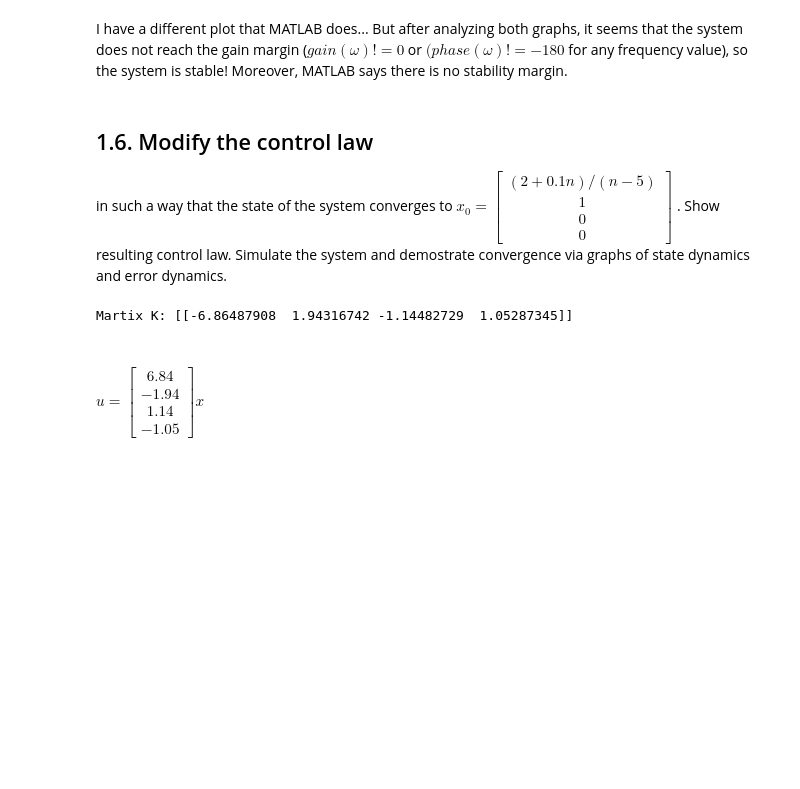
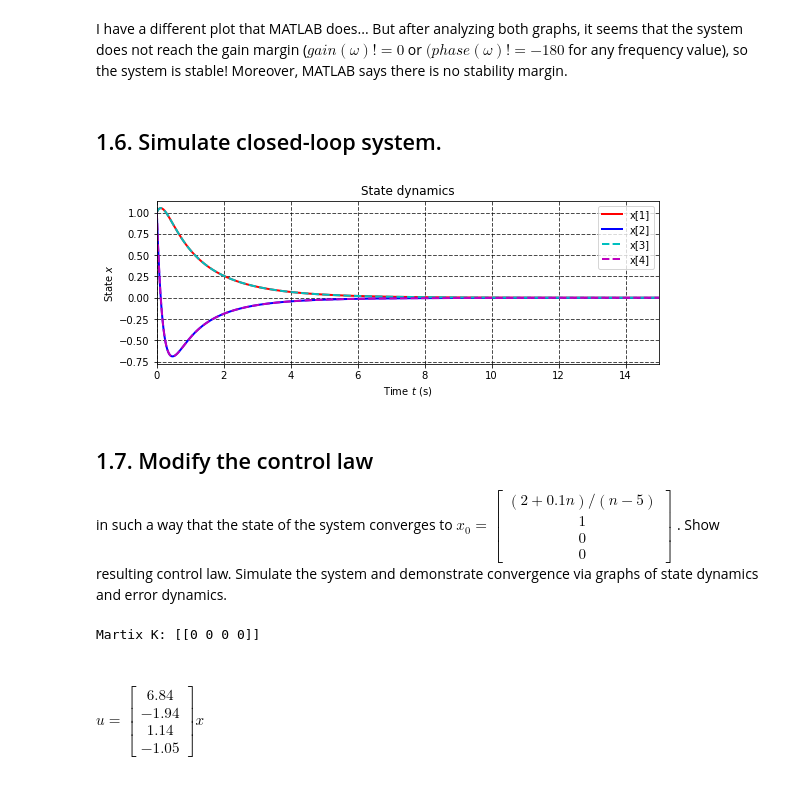
Before and after one commit to AsiiaPine/CTAssignment2, a Jupyter notebook: main.ipynb, the cells around one changed output. Drawn from its saved outputs; the diff is of its cells as text; code cells hidden in the pictures; blank space fills up the shorter version.

```diff
--- a/main.ipynb
+++ b/main.ipynb
@@ -296,26 +297,48 @@ show()
 I have a different plot that MATLAB does...
 But after analyzing both graphs, it seems that the system does not reach the gain margin ($gain(\omega) != 0$ or $(phase(\omega) != -180$ for any frequency value), so the system is stable!
 Moreover, MATLAB says there is no stability margin.
+# %% [markdown]
+## 1.6. Simulate closed-loop system.
+# %%
+for sim_type in simulations.keys():
+    simulations[sim_type]['x'] = odeint(system_ode, x0, t, args=(A, B, K))
+
+figure(figsize=(9, 3))
+plot(t, simulations['slow']['x'][:, 0], 'r', linewidth=2.0, label='x[1]')
+plot(t, simulations['slow']['x'][:, 2], 'b', linewidth=2.0, label='x[2]')
+plot(t, simulations['fast']['x'][:, 0], 'c--', linewidth=2.0, label='x[3]')
+plot(t, simulations['fast']['x'][:, 2], 'm--', linewidth=2.0, label='x[4]')
+legend()
+grid(color='black', linestyle='--', linewidth=1.0, alpha=0.7)
+grid(True)
+xlim([t0, tf])
+ylabel(r'State ${x}$')
+xlabel(r'Time $t$ (s)')
+title('State dynamics')
+show()
+# %% [output]
+[figure, added]
 # %% [markdown]
-## 1.6. Modify the control law
+## 1.7. Modify the control law
 in such a way that the state of the system converges to $x_0 = \begin{bmatrix}
 (2+0.1n)/(n-5) \\
 1 \\
 0 \\
 0
-\end{bmatrix}$. Show resulting control law. Simulate the system and demostrate convergence via graphs of state dynamics and error dynamics.
+\end{bmatrix}$. Show resulting control law. Simulate the system and demonstrate convergence via graphs of state dynamics and error dynamics.
 # %%
+Km = np.array([[0,0,0,0]])
 y_0 = 0.5
 C = np.array([-2.2 / 3, 1, 0, 0])  # initial state, in affine control we will use the state as C
-x_sol = odeint(system_ode, C, t, args=(A, B, K))  # integrate system "sys_ode" from initial state $x0$
+x_sol = odeint(system_ode, C, t, args=(A, B, Km))  # integrate system "sys_ode" from initial state $x0$
 
 Q = np.diag([1, 1, 1, 1])
 R = np.diag([1])
 simulations = {'fast': {'R': R}, 'slow': {'R': R}}
 
-print("Martix K:", K)
+print("Martix K:", Km)
 # %% [output]
-Martix K: [[-6.86487908  1.94316742 -1.14482729  1.05287345]]
+Martix K: [[0 0 0 0]]
 # %% [markdown]
 #### $u = \begin{bmatrix}
 6.84\\
```
Also changed, not shown: parts of 37 cells of this notebook.
